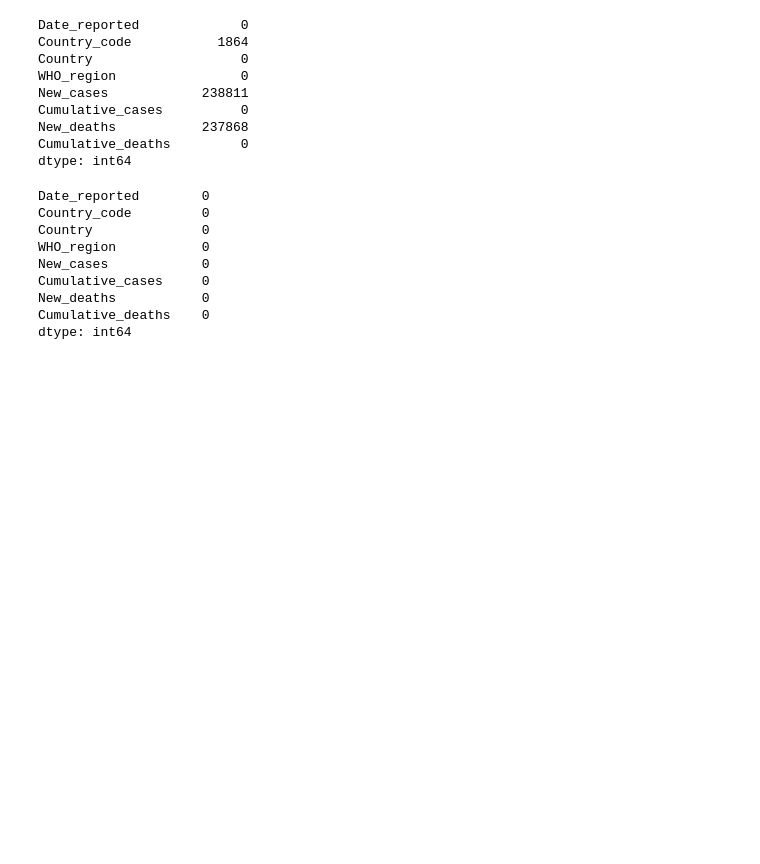
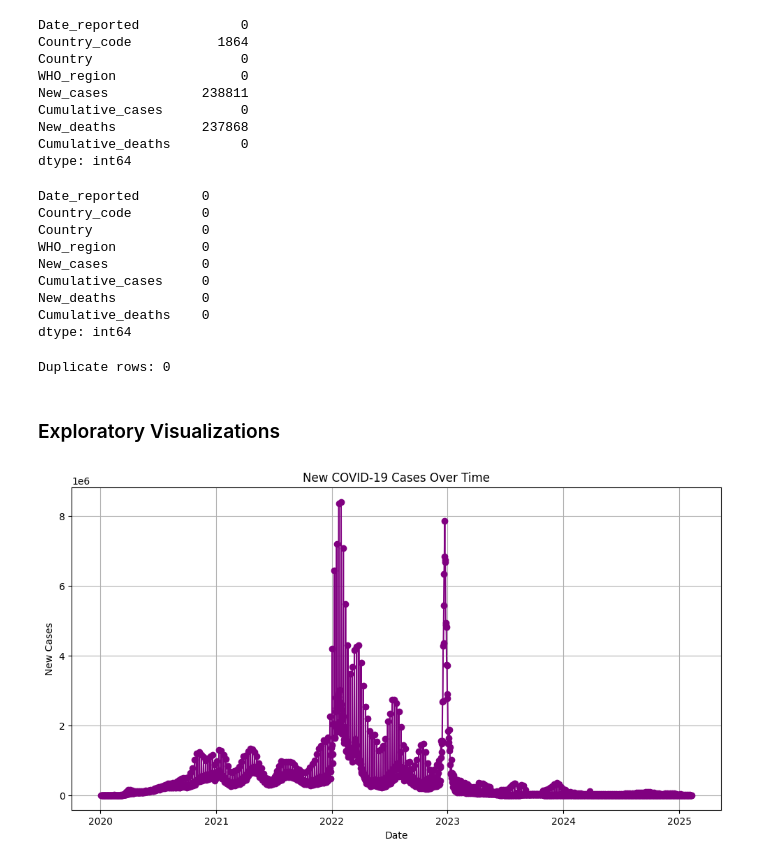
Before and after one commit to andrinawatsemba/Covid-19-Data-Analysis, a Jupyter notebook: data analyzed/who.ipynb, the cells around one changed output. Saved outputs shown, nothing was run; the diff lists cells and outputs as text; code cells hidden in the pictures; blank space fills up the shorter version.

Commit message:
performed exploratory visualization

```diff
--- a/data analyzed/who.ipynb
+++ b/data analyzed/who.ipynb
@@ -94,3 +95,36 @@ Cumulative_cases     0
 New_deaths           0
 Cumulative_deaths    0
 dtype: int64
+# %%
+# Check for duplicates
+print("Duplicate rows:", data.duplicated().sum())
+
+# Drop duplicates if any
+data.drop_duplicates(inplace=True)
+# %% [output]
+Duplicate rows: 0
+# %%
+# Convert date column to datetime format
+data["Date_reported"] = pd.to_datetime(data["Date_reported"])
+
+# Convert numerical columns to appropriate types
+data["New_cases"] = pd.to_numeric(data["New_cases"], errors='coerce')
+data["New_deaths"] = pd.to_numeric(data["New_deaths"], errors='coerce')
+# %% [markdown]
+ ### Exploratory Visualizations
+# %%
+import matplotlib.pyplot as plt
+
+# Group data by date and sum new cases
+cases_over_time = data.groupby("Date_reported")["New_cases"].sum()
+
+# Plot
+plt.figure(figsize=(12, 6))
+plt.plot(cases_over_time, color="purple", marker="o")
+plt.xlabel("Date")
+plt.ylabel("New Cases")
+plt.title("New COVID-19 Cases Over Time")
+plt.grid()
+plt.show()
+# %% [output]
+[figure, added]
```
Also changed, not shown: parts of 7 cells of this notebook.
